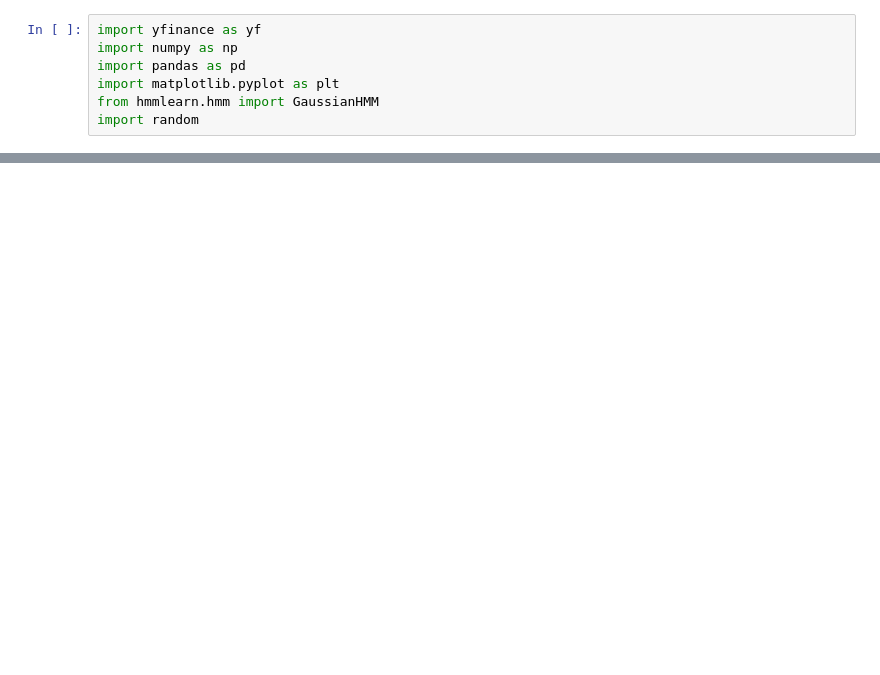
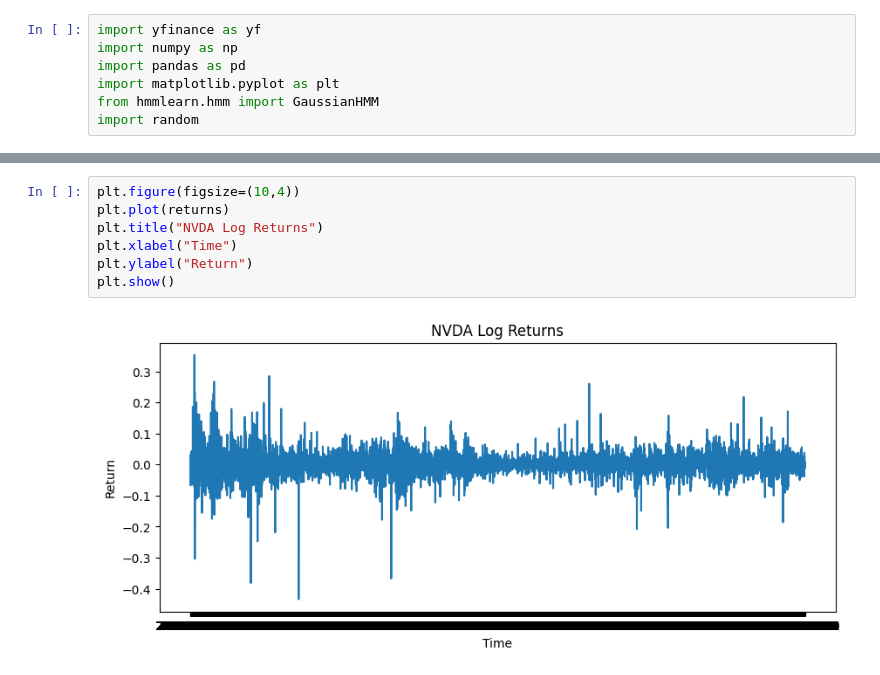
Before and after one commit to NickJNelson03/Market-Regimes-HMM, a Jupyter notebook: notebooks/02_train_hmm.ipynb, the cells around one changed output, grey strips where cells are left out. Cells and saved outputs as stored; diff of their text form; blank space fills up the shorter version.

```diff
--- a/notebooks/02_train_hmm.ipynb
+++ b/notebooks/02_train_hmm.ipynb
@@ -16,0 +16,9 @@ GaussianHMM(n_components=3, n_iter=2000, random_state=42, tol=0.0001)
+# %%
+plt.figure(figsize=(10,4))
+plt.plot(returns)
+plt.title("NVDA Log Returns")
+plt.xlabel("Time")
+plt.ylabel("Return")
+plt.show()
+# %% [output]
+[figure, added]
```
Also changed, not shown: parts of 7 cells of this notebook.
